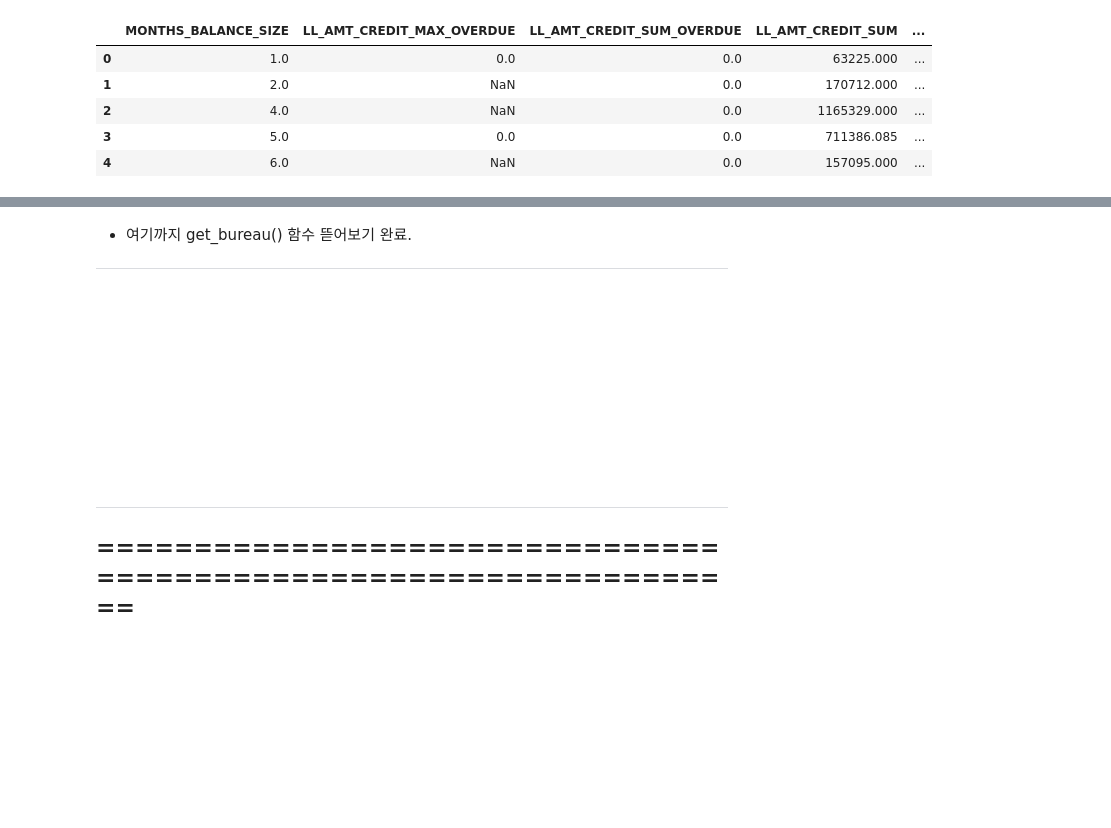
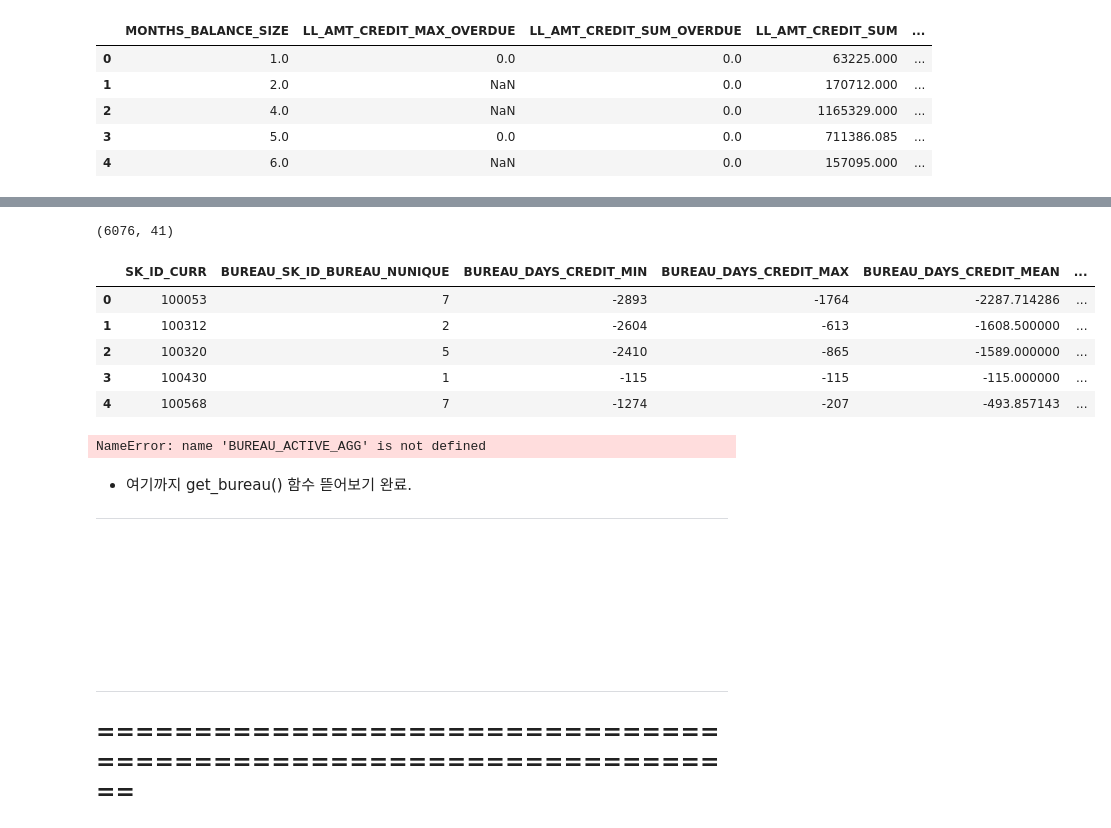
Before and after one commit to ecjang/pages, a Jupyter notebook: Kaggle/003_MultiClass_Classification_HomeCredit_LightGBM_7th.ipynb, the cells around one changed output, grey strips where cells are left out. Drawn from its saved outputs; the diff is of its cells as text; code cells hidden in the pictures; blank space fills up the shorter version.

Commit message:
kaggle HomeCredit get_bureau_agg

```diff
--- a/Kaggle/003_MultiClass_Classification_HomeCredit_LightGBM_7th.ipynb
+++ b/Kaggle/003_MultiClass_Classification_HomeCredit_LightGBM_7th.ipynb
@@ -1004,3 +1054,59 @@ del agg_length; gc.collect()
+# %%
+# BUREAU_AGG 정의
+
+# AGGREGATIONS
+BUREAU_AGG = {
+    'SK_ID_BUREAU': ['nunique'],    # SK_ID_BUREAU는 nunique을 적용하겠다는 의미
+    'DAYS_CREDIT': ['min', 'max', 'mean'],   # DAYS_CREDIT는 min, max, mean을 적용하겠다는 의미
+    'DAYS_CREDIT_ENDDATE': ['min', 'max'],
+    'AMT_CREDIT_MAX_OVERDUE': ['max', 'mean'],
+    'AMT_CREDIT_SUM': ['max', 'mean', 'sum'],
+    'AMT_CREDIT_SUM_DEBT': ['max', 'mean', 'sum'],
+    'AMT_CREDIT_SUM_OVERDUE': ['max', 'mean', 'sum'],
+    'AMT_ANNUITY': ['mean'],
+    'DEBT_CREDIT_DIFF': ['mean', 'sum'],
+    'MONTHS_BALANCE_MEAN': ['mean', 'var'],
+    'MONTHS_BALANCE_SIZE': ['mean', 'sum'],
+    # Categorical
+    'STATUS_0': ['mean'],
+    'STATUS_1': ['mean'],
+    'STATUS_12345': ['mean'],
+    'STATUS_C': ['mean'],
+    'STATUS_X': ['mean'],
+    'CREDIT_ACTIVE_Active': ['mean'],
+    'CREDIT_ACTIVE_Closed': ['mean'],
+    'CREDIT_ACTIVE_Sold': ['mean'],
+    'CREDIT_TYPE_Consumer credit': ['mean'],
+    'CREDIT_TYPE_Credit card': ['mean'],
+    'CREDIT_TYPE_Car loan': ['mean'],
+    'CREDIT_TYPE_Mortgage': ['mean'],
+    'CREDIT_TYPE_Microloan': ['mean'],
+    # Group by loan duration features (months)
+    'LL_AMT_CREDIT_SUM_OVERDUE': ['mean'],
+    'LL_DEBT_CREDIT_DIFF': ['mean'],
+    'LL_STATUS_12345': ['mean'],
+}
+# %%
+# general loans aggregations
+agg_bureau = group(bureau, 'BUREAU_', BUREAU_AGG)
+print(agg_bureau.shape)
+agg_bureau.head()
+# %% [output]
+(6076, 41)
+|  | SK_ID_CURR | BUREAU_SK_ID_BUREAU_NUNIQUE | BUREAU_DAYS_CREDIT_MIN | BUREAU_DAYS_CREDIT_MAX | BUREAU_DAYS_CREDIT_MEAN | ... |
+| 0 | 100053 | 7 | -2893 | -1764 | -2287.714286 | ... |
+| 1 | 100312 | 2 | -2604 | -613 | -1608.500000 | ... |
+| 2 | 100320 | 5 | -2410 | -865 | -1589.000000 | ... |
+| 3 | 100430 | 1 | -115 | -115 | -115.000000 | ... |
+| 4 | 100568 | 7 | -1274 | -207 | -493.857143 | ... |
+# %%
+# Active and Closed Loans Aggregations
+active = bureau[bureau['CREDIT_ACTIVE_Active'] == 1]
+agg_bureau = group_and_merge(active, agg_bureau, 'BUREAU_ACTIVE_', BUREAU_ACTIVE_AGG)
+closed = bureau[bureau['CREDIT_ACTIVE_CLosed'] == 1]
+agg_bureau = group_and_merge(closed, agg_bureau, 'BUREAU_CLOSED_', BUREAU_CLOSED_AGG)
+# %% [output]
+NameError: name 'BUREAU_ACTIVE_AGG' is not defined
 # %% [markdown]
 - 여기까지 get_bureau() 함수 뜯어보기 완료.
 ----------------
@@ -1009,9 +1115,6 @@ del agg_length; gc.collect()
 <br>
 <br>
 <br>
-<br>
-<br>
-<br>
 # %% [markdown]
 ----
 ==================================================================
```
Also changed, not shown: parts of 9 cells of this notebook.
